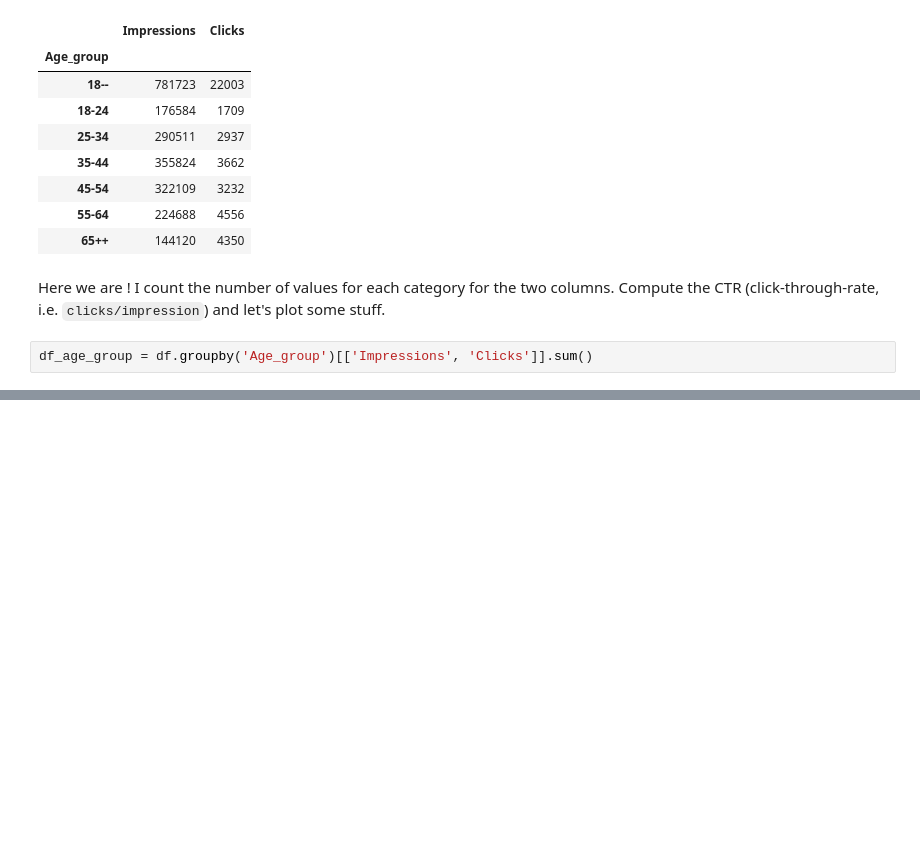
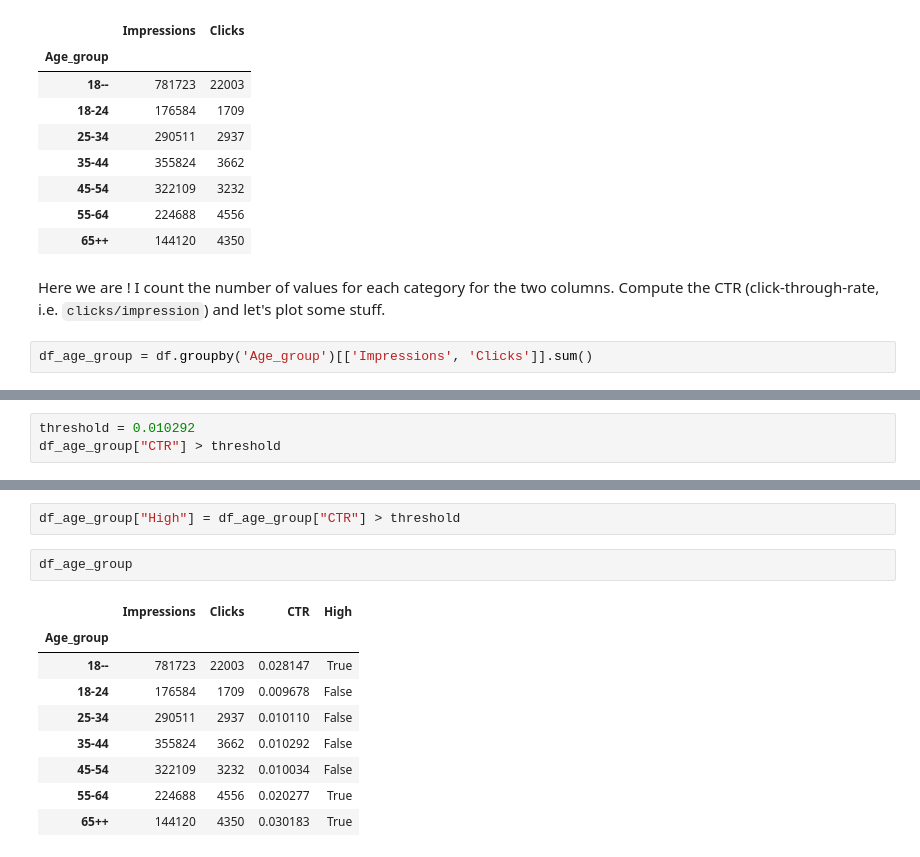
Before and after one commit to garaud/doing_pydata_science, a Jupyter notebook: chapter2-eda.ipynb, the cells around one changed output, grey strips where cells are left out. Drawn from its saved outputs; the diff is of its cells as text; blank space fills up the shorter version.

```diff
--- a/chapter2-eda.ipynb
+++ b/chapter2-eda.ipynb
@@ -151,0 +200,3 @@ array([<matplotlib.axes.AxesSubplot object at 0x...>,
+# %%
+threshold = 0.010292
+df_age_group["CTR"] > threshold
@@ -151,0 +213,14 @@ array([<matplotlib.axes.AxesSubplot object at 0x...>,
+# %%
+df_age_group["High"] = df_age_group["CTR"] > threshold
+# %%
+df_age_group
+# %% [output]
+|  | Impressions | Clicks | CTR | High |
+| Age_group |  |  |  |  |
+| 18-- | 781723 | 22003 | 0.028147 | True |
+| 18-24 | 176584 | 1709 | 0.009678 | False |
+| 25-34 | 290511 | 2937 | 0.010110 | False |
+| 35-44 | 355824 | 3662 | 0.010292 | False |
+| 45-54 | 322109 | 3232 | 0.010034 | False |
+| 55-64 | 224688 | 4556 | 0.020277 | True |
+| 65++ | 144120 | 4350 | 0.030183 | True |
```
Also changed, not shown: parts of 31 cells of this notebook, 1 other file.
